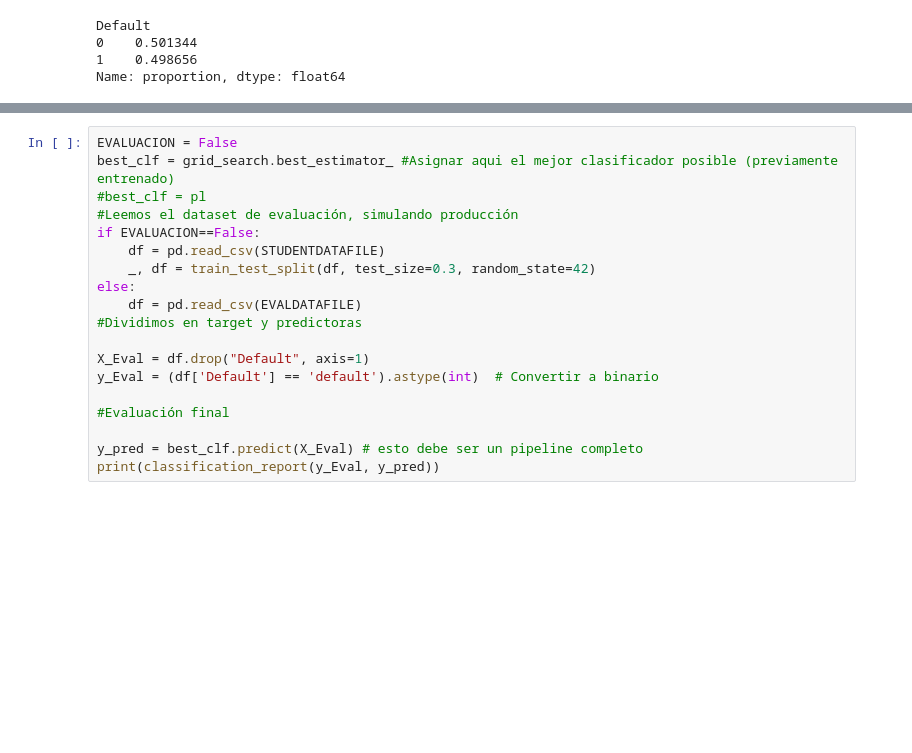
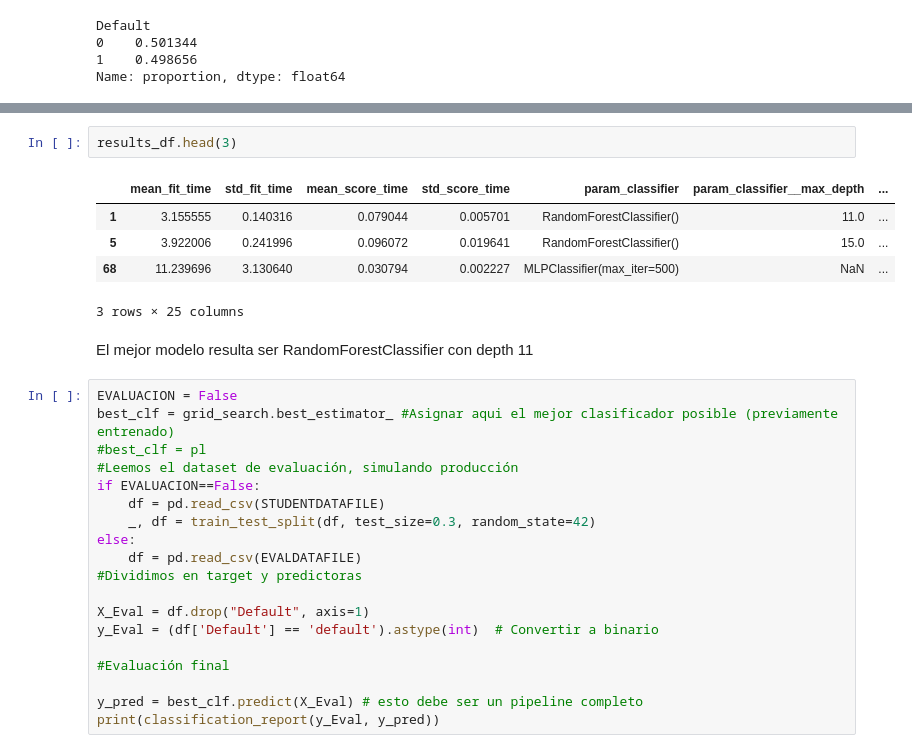
Before and after one commit to ManuelR-D/TPIntegradorCienciaDeDatosUnlam, a Jupyter notebook: TP_EntregablePrestamos.ipynb, the cells around one changed output, grey strips where cells are left out. Cells and saved outputs as stored; diff of their text form; blank space fills up the shorter version.

```diff
--- a/TP_EntregablePrestamos.ipynb
+++ b/TP_EntregablePrestamos.ipynb
@@ -543,3 +579,13 @@ Name: proportion, dtype: float64
+# %%
+results_df.head(3)
+# %% [output]
+|  | mean_fit_time | std_fit_time | mean_score_time | std_score_time | param_classifier | param_classifier__max_depth | ... |
+| 1 | 3.155555 | 0.140316 | 0.079044 | 0.005701 | RandomForestClassifier() | 11.0 | ... |
+| 5 | 3.922006 | 0.241996 | 0.096072 | 0.019641 | RandomForestClassifier() | 15.0 | ... |
+| 68 | 11.239696 | 3.130640 | 0.030794 | 0.002227 | MLPClassifier(max_iter=500) | NaN | ... |
+3 rows × 25 columns
+# %% [markdown]
+El mejor modelo resulta ser RandomForestClassifier con depth 11
 # %%
 EVALUACION = False
 best_clf = grid_search.best_estimator_ #Asignar aqui el mejor clasificador posible (previamente entrenado)
```
Also changed, not shown: parts of 1 cell of this notebook.
